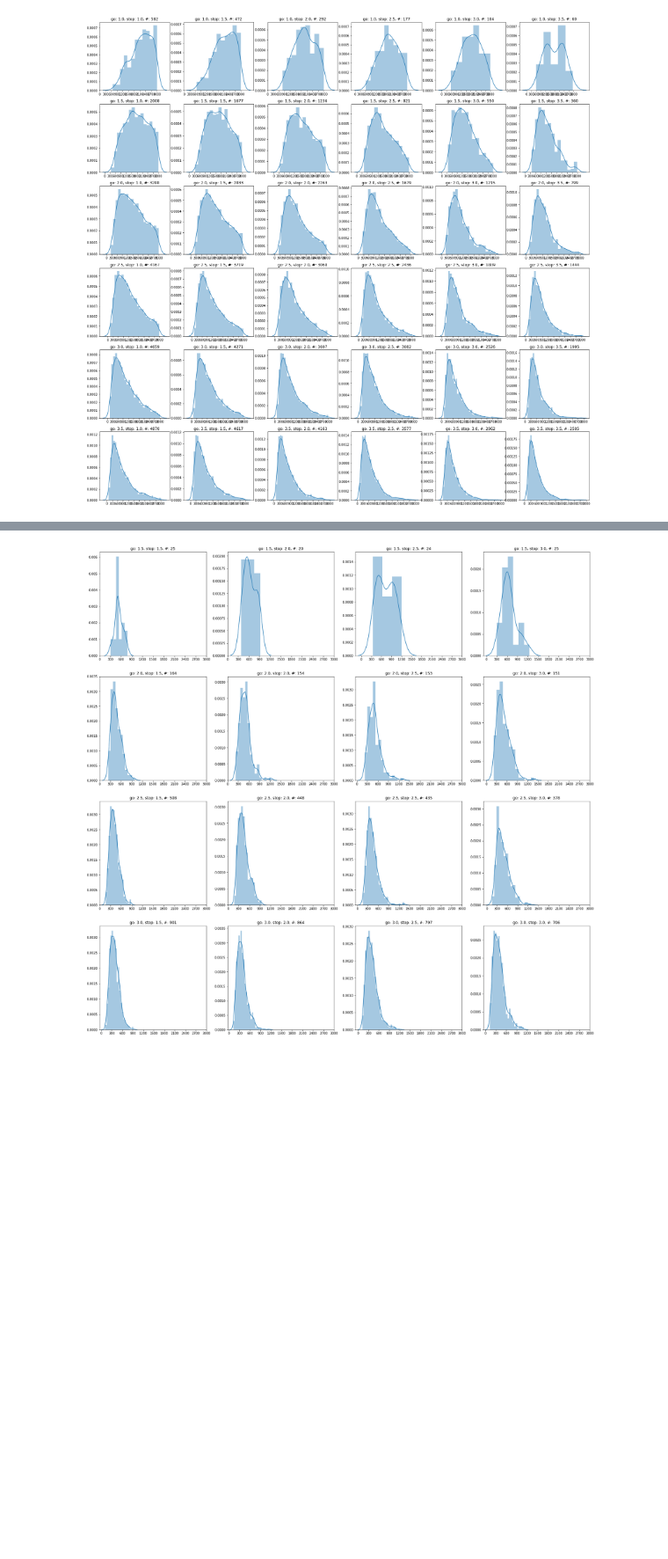
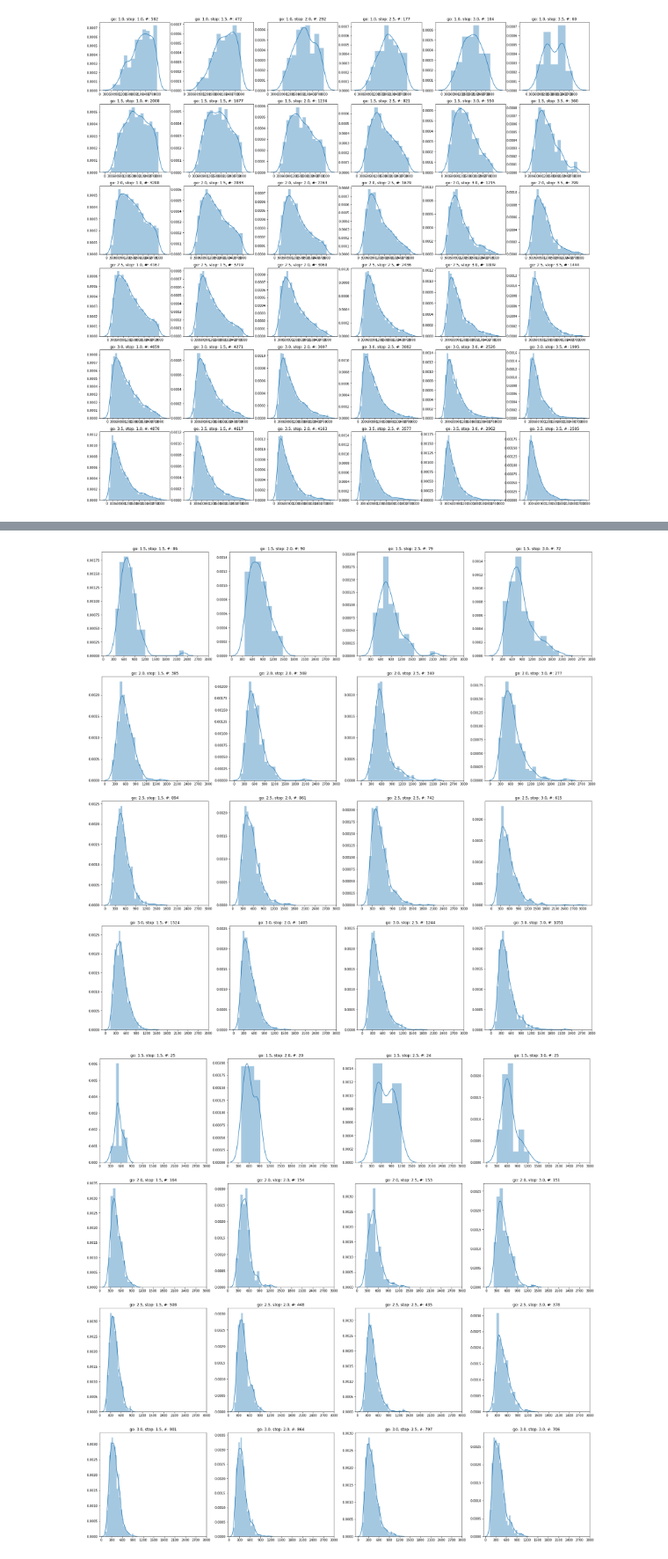
Before and after one commit to henrymj/ABCD_simulations, a Jupyter notebook: iterating_go_sims.ipynb, the cells around one changed output, grey strips where cells are left out. Shown at 88% size. Drawn from its saved outputs; the diff is of its cells as text; code cells hidden in the pictures; blank space fills up the shorter version.

Commit message:
step through graded_both examples

```diff
--- a/iterating_go_sims.ipynb
+++ b/iterating_go_sims.ipynb
@@ -237,3 +228,36 @@ plt.close()
+# %%
+SSD = 50
+mu_stop = simulator._log_mu_go(.4, SSD, max_SSD=550)
+mu_go = simulator._log_mu_go(.2, SSD, max_SSD=550)
+
+go_noises = np.arange(1.5, 3.5, .5)
+stop_noises = np.arange(1.5, 3.5, .5)
+
+fig, axes = plt.subplots(len(go_noises), len(stop_noises), figsize=(28,28))
+
+for idx_row, noise_go in enumerate(go_noises):
+    for idx_col, noise_stop in enumerate(stop_noises):
+        # simulate an example w/ mu_go = 0 at this noise threshold
+        simulator = SimulateData()
+        params = simulator._init_params({'mu_go': 0, 'mu_stop':mu_stop,'noise_go': noise_go, 'noise_stop': noise_stop})
+        params['n_trials_stop'] = n_ssd0_trials
+        params['n_trials_go'] = n_ssd0_trials
+        simulator._set_n_trials(params)
+        simulator._set_n_guesses(params)  # no guessing is happening
+
+        # STOP TRIALS @ SSD = 0
+        stop_dict = simulator._simulate_stop_trials(simulator._init_data_dict(),
+                                              params, 0)
+        count_stop_rts = np.sum(~np.isnan(stop_dict['RT']))
+        if  count_stop_rts > 0:
+            sns.distplot(stop_dict['RT'], ax=axes[idx_row, idx_col])
+            axes[idx_row, idx_col].set_title("go: %.1f, stop: %.1f, #: %d" % (noise_go, noise_stop, count_stop_rts))
+            axes[idx_row, idx_col].set_xticks(np.arange(0, 3200, step=300))
+
+plt.show()
+plt.close()
+# %% [output]
+[figure, added]
 # %%
 SSD = 100
 mu_stop = simulator._log_mu_go(.4, SSD, max_SSD=550)
```
Also changed, not shown: parts of 5 cells of this notebook, 1 other file.
